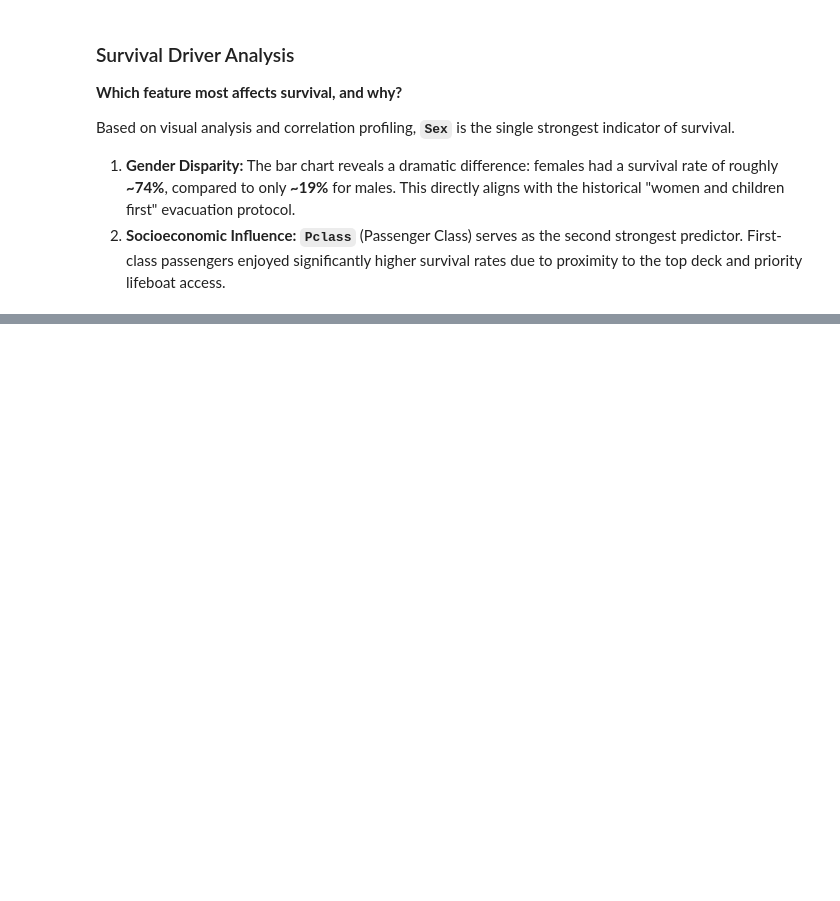
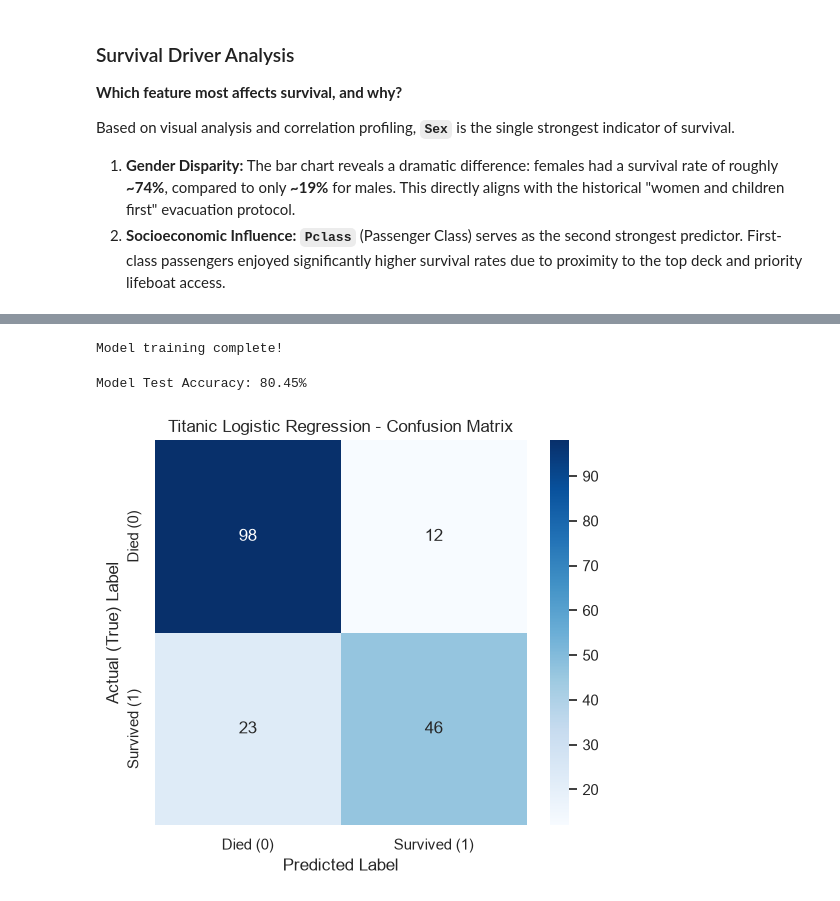
Before and after one commit to NotDumbj/neurofive-ml-track, a Jupyter notebook: main.ipynb, the cells around one changed output, grey strips where cells are left out. Saved outputs shown, nothing was run; the diff lists cells and outputs as text; code cells hidden in the pictures; blank space fills up the shorter version.

Commit message:
feat: implement one-hot encoding, Logistic regression baseline, and confusion matrix evaluation

```diff
--- a/main.ipynb
+++ b/main.ipynb
@@ -137,0 +137,5 @@ Based on visual analysis and correlation profiling, **`Sex`** is the single stro
+# %%
+X_encoded = pd.get_dummies(X, columns=['Sex', 'Embarked'], drop_first=True)
+
+print("Encoded features preview:")
+X_encoded.head()
@@ -137,0 +150,42 @@ Based on visual analysis and correlation profiling, **`Sex`** is the single stro
+# %%
+from sklearn.model_selection import train_test_split
+from sklearn.linear_model import LogisticRegression
+from sklearn.preprocessing import StandardScaler
+
+X_train, X_test, y_train, y_test = train_test_split(
+    X_encoded, y, test_size=0.2, random_state=42, stratify=y
+)
+
+scaler = StandardScaler()
+X_train_scaled = scaler.fit_transform(X_train)
+X_test_scaled = scaler.transform(X_test)
+
+model = LogisticRegression(random_state=42)
+model.fit(X_train_scaled, y_train)
+
+print("Model training complete!")
+# %% [output]
+Model training complete!
+# %%
+from sklearn.metrics import accuracy_score, confusion_matrix, classification_report
+import seaborn as sns
+import matplotlib.pyplot as plt
+
+y_pred = model.predict(X_test_scaled)
+
+accuracy = accuracy_score(y_test, y_pred)
+print(f"Model Test Accuracy: {accuracy * 100:.2f}%\n")
+
+cm = confusion_matrix(y_test, y_pred)
+
+plt.figure(figsize=(6, 5))
+sns.heatmap(cm, annot=True, fmt='d', cmap='Blues',
+            xticklabels=['Died (0)', 'Survived (1)'],
+            yticklabels=['Died (0)', 'Survived (1)'])
+plt.xlabel('Predicted Label')
+plt.ylabel('Actual (True) Label')
+plt.title('Titanic Logistic Regression - Confusion Matrix')
+plt.show()
+# %% [output]
+Model Test Accuracy: 80.45%
+[figure, added]
```
Also changed, not shown: parts of 6 cells of this notebook, 1 other file.
